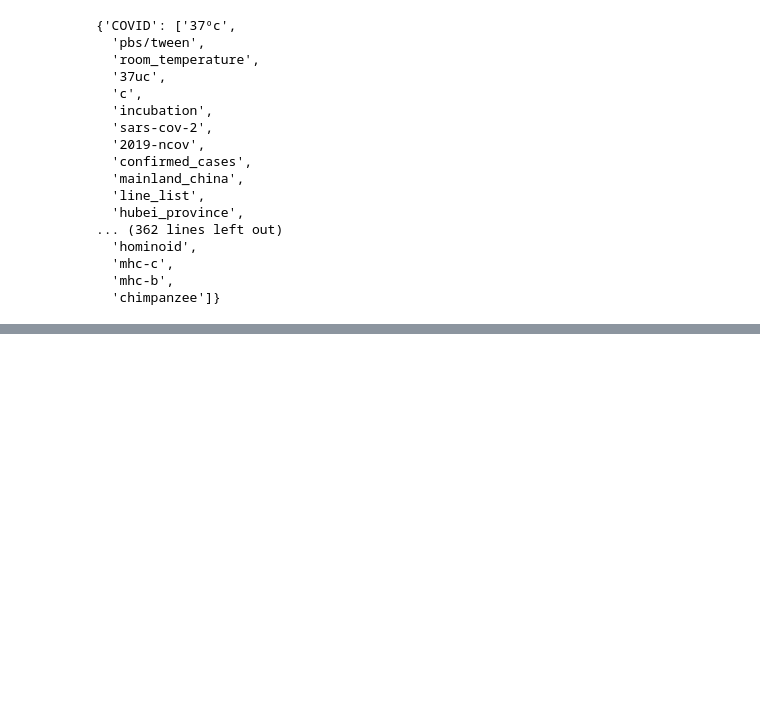
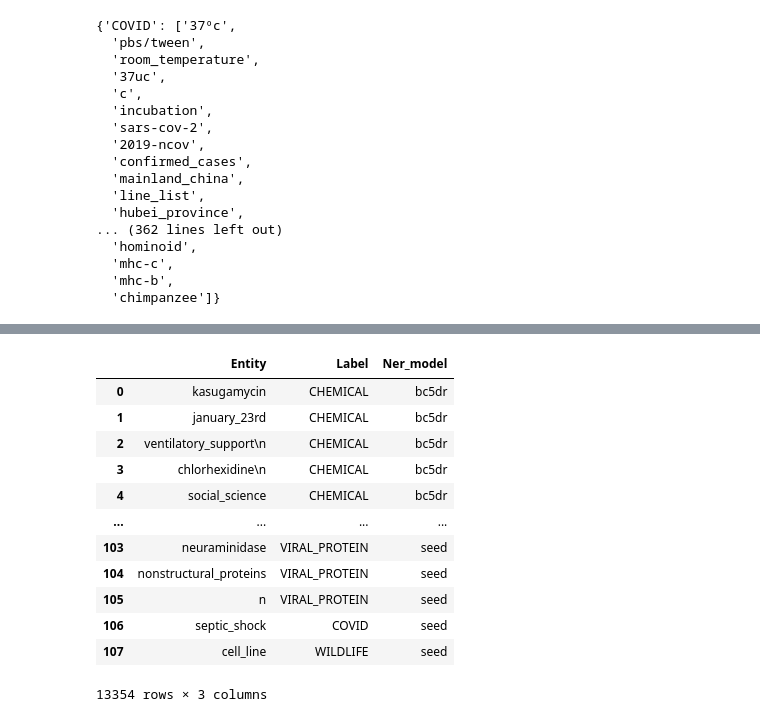
Before and after one commit to yeelimtse/cs-245-project, a Jupyter notebook: ner-models.ipynb, the cells around one changed output, grey strips where cells are left out. Saved outputs shown, nothing was run; the diff lists cells and outputs as text; code cells hidden in the pictures; blank space fills up the shorter version.

```diff
--- a/ner-models.ipynb
+++ b/ner-models.ipynb
@@ -253,0 +301,8 @@ bc5dr_entities[1]
+# %%
+entities_and_label_from_5_NER_model_dataframe = pd.concat([bc5dr_entities_dataframe,
+                                                           bionlp13cg_entities_dataframe,
+                                                           craft_entities_dataframe,
+                                                           jnlpa_entities_dataframe,
+                                                           seed_entities_dataframe
+                                                          ])
+entities_and_label_from_5_NER_model_dataframe.info()
@@ -253,0 +320,16 @@ bc5dr_entities[1]
+# %%
+entities_and_label_from_5_NER_model_dataframe
+# %% [output]
+|  | Entity | Label | Ner_model |
+| 0 | kasugamycin | CHEMICAL | bc5dr |
+| 1 | january_23rd | CHEMICAL | bc5dr |
+| 2 | ventilatory_support\n | CHEMICAL | bc5dr |
+| 3 | chlorhexidine\n | CHEMICAL | bc5dr |
+| 4 | social_science | CHEMICAL | bc5dr |
+| ... | ... | ... | ... |
+| 103 | neuraminidase | VIRAL_PROTEIN | seed |
+| 104 | nonstructural_proteins | VIRAL_PROTEIN | seed |
+| 105 | n | VIRAL_PROTEIN | seed |
+| 106 | septic_shock | COVID | seed |
+| 107 | cell_line | WILDLIFE | seed |
+13354 rows × 3 columns
```
Also changed, not shown: parts of 10 cells of this notebook, 1 other file.
